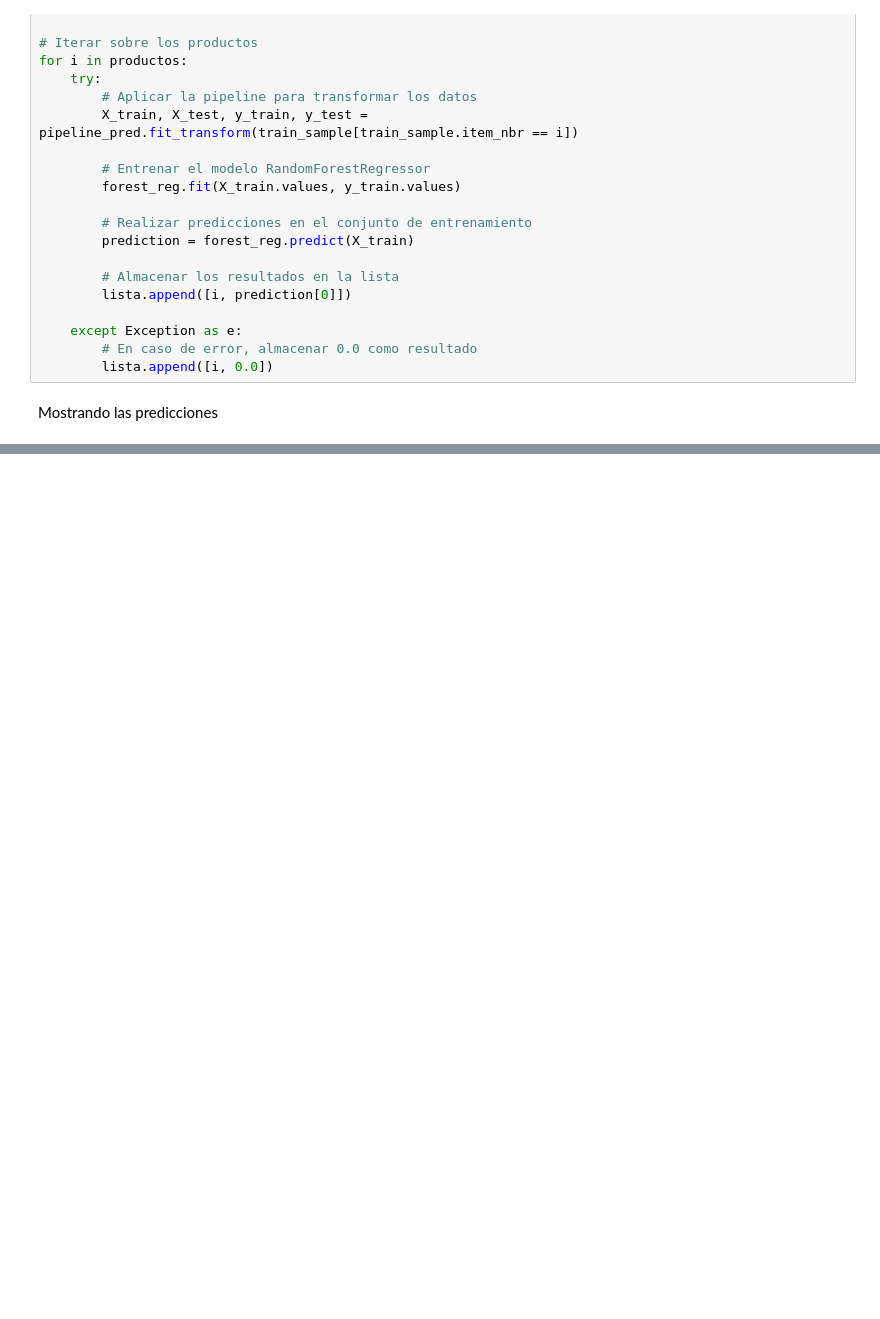
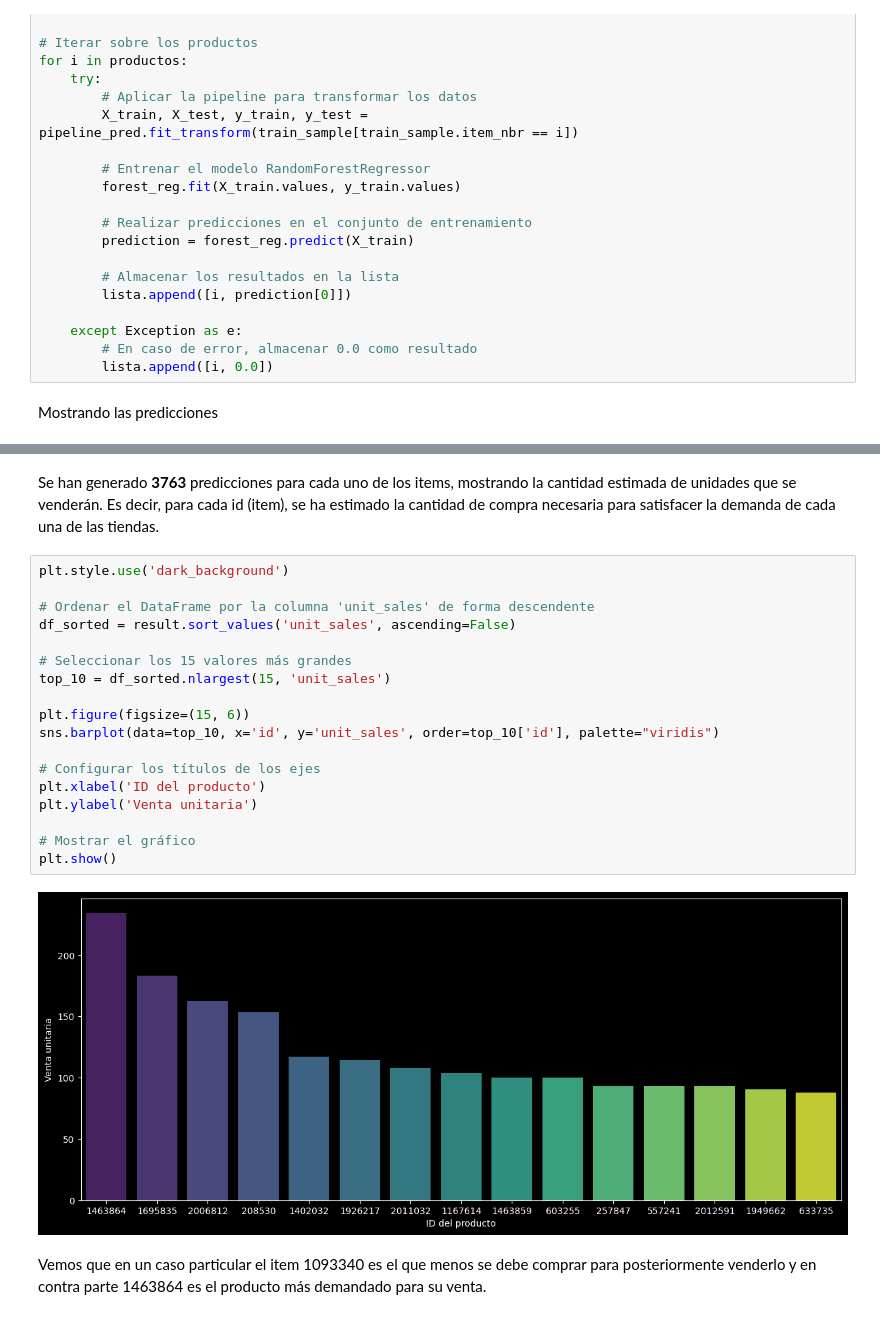
Before and after one commit to C0SS10/AI4ENG, a Jupyter notebook: 03 - Modelos-e-iteraciones.ipynb, the cells around one changed output, grey strips where cells are left out. Drawn from its saved outputs; the diff is of its cells as text; blank space fills up the shorter version.

Commit message:
Terminada la parte de predicciones

```diff
--- a/03 - Modelos-e-iteraciones.ipynb
+++ b/03 - Modelos-e-iteraciones.ipynb
@@ -633,0 +696,24 @@ result
+# %% [markdown]
+Se han generado **3763** predicciones para cada uno de los items, mostrando la cantidad estimada de unidades que se venderán. Es decir, para cada id (item), se ha estimado la cantidad de compra necesaria para satisfacer la demanda de cada una de las tiendas.
+# %%
+plt.style.use('dark_background')
+
+# Ordenar el DataFrame por la columna 'unit_sales' de forma descendente
+df_sorted = result.sort_values('unit_sales', ascending=False)
+
+# Seleccionar los 15 valores más grandes
+top_10 = df_sorted.nlargest(15, 'unit_sales')
+
+plt.figure(figsize=(15, 6))
+sns.barplot(data=top_10, x='id', y='unit_sales', order=top_10['id'], palette="viridis")
+
+# Configurar los títulos de los ejes
+plt.xlabel('ID del producto')
+plt.ylabel('Venta unitaria')
+
+# Mostrar el gráfico
+plt.show()
+# %% [output]
+[figure, added]
+# %% [markdown]
+Vemos que en un caso particular el item 1093340 es el que menos se debe comprar para posteriormente venderlo y en contra parte 1463864 es el producto más demandado para su venta.
```
Also changed, not shown: parts of 15 cells of this notebook.
